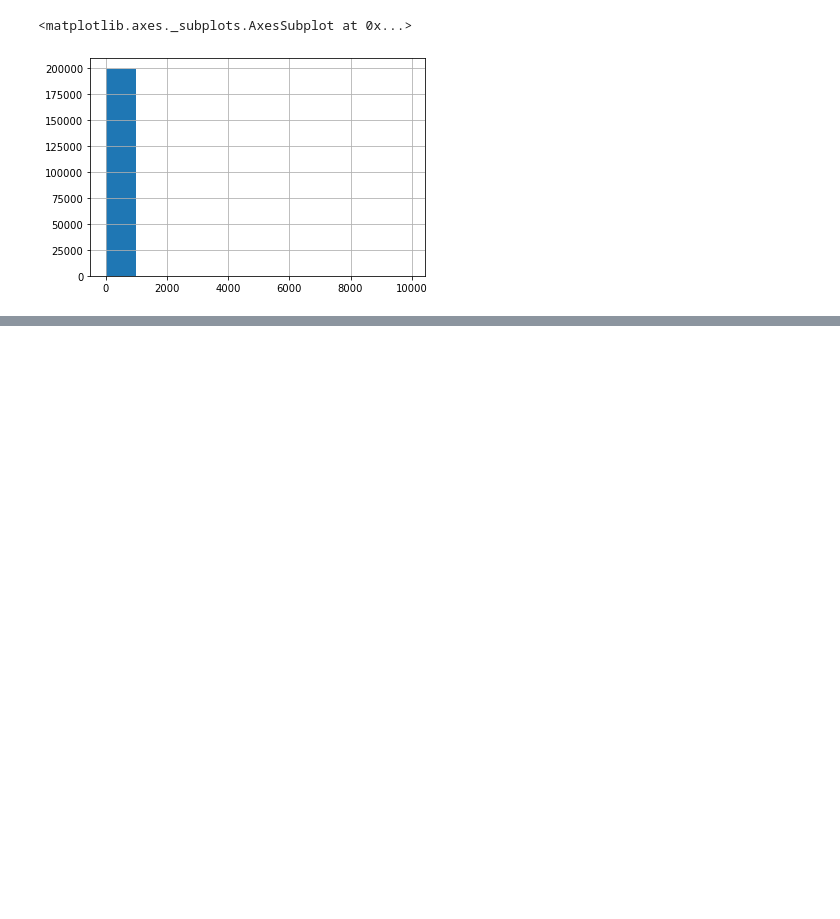
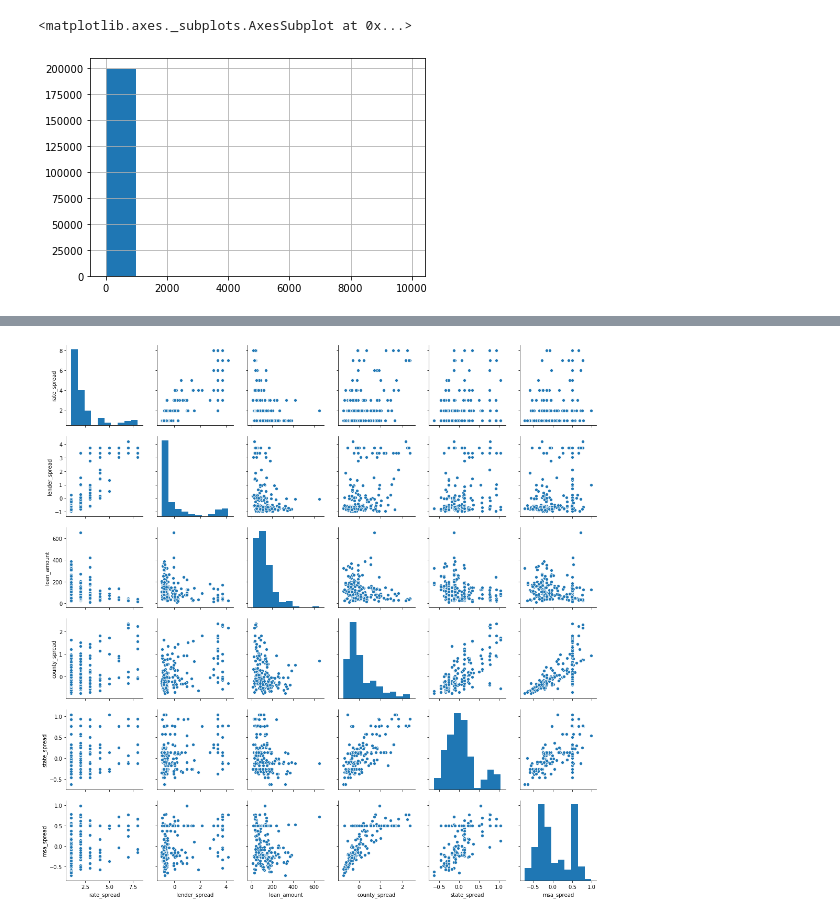
Before and after one commit to Alyxion/MPPDataScience, a Jupyter notebook: notebooks/MPPDataScience_1_Insights.ipynb, the cells around one changed output, grey strips where cells are left out. Drawn from its saved outputs; the diff is of its cells as text; code cells hidden in the pictures; blank space fills up the shorter version.

```diff
--- a/notebooks/MPPDataScience_1_Insights.ipynb
+++ b/notebooks/MPPDataScience_1_Insights.ipynb
@@ -1010,0 +1072,12 @@ Length: 62, dtype: int64
+# %%
+import seaborn as sns
+
+df = pd.DataFrame(training_data_pd[['rate_spread', 'lender_spread', 'loan_amount', 'county_spread', 'state_spread',
+                                    'msa_spread']])
+
+df = df.head(200)
+
+sns.pairplot(df)
+plt.show()
+# %% [output]
+[figure, added]
```
Also changed, not shown: parts of 27 cells of this notebook, 3 other files.
